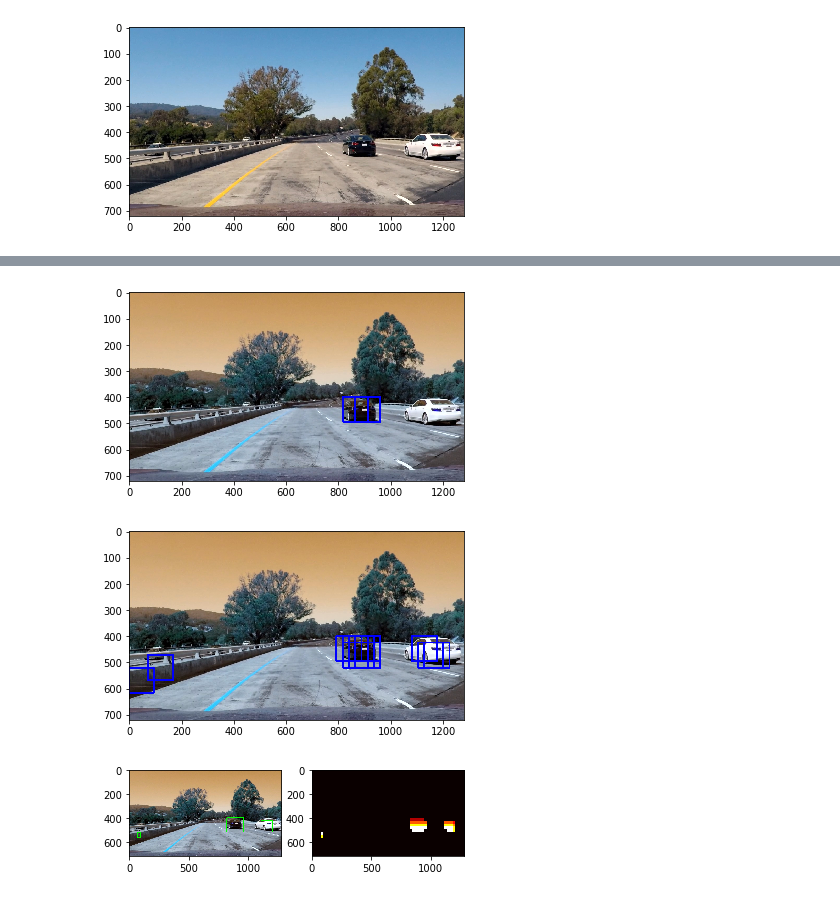
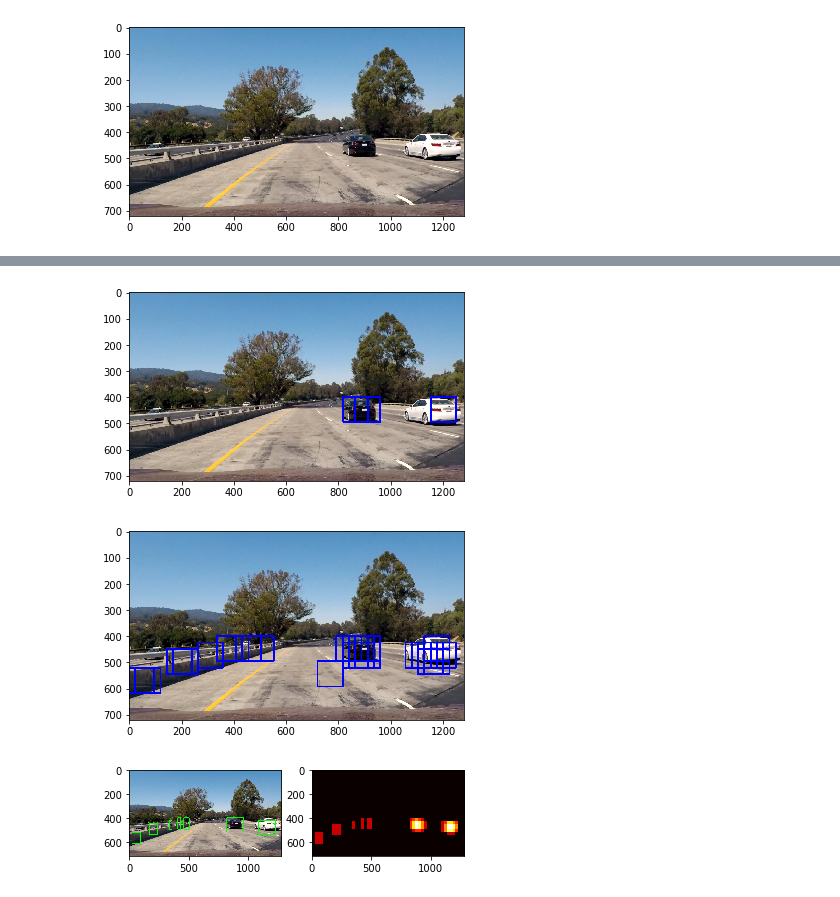
Before and after one commit to BingbingLai/carnd-project-5, a Jupyter notebook: object_detection_project.ipynb, the cells around one changed output, grey strips where cells are left out. Cells and saved outputs as stored; diff of their text form; code cells hidden in the pictures.

```diff
--- a/object_detection_project.ipynb
+++ b/object_detection_project.ipynb
@@ -361,10 +358,10 @@ test_image1 = test1.astype(np.float32)/255
 
 
 
-windows = slide_window(test1, x_start_stop=[None, None], y_start_stop=y_start_stop,
+windows = slide_window(test_image1, x_start_stop=[None, None], y_start_stop=y_start_stop,
                     xy_window=(96, 96), xy_overlap=(0.5, 0.5))
 
-hot_windows = search_windows(test1, windows, svc, X_scaler, color_space=color_space,
+hot_windows = search_windows(test_image1, windows, svc, X_scaler, color_space=color_space,
                         spatial_size=spatial_size, hist_bins=hist_bins,
                         orient=orient, pix_per_cell=pix_per_cell,
                         cell_per_block=cell_per_block,
@@ -377,7 +374,7 @@ window_img = draw_boxes(test1, hot_windows, color=(0, 0, 255), thick=6)
 plt.imshow(window_img)
 plt.show()
 # %% [output]
-[figure, old version]
+[figure, new version]
 # %%
 import random
 def find_cars(img, ystart, ystop, scale, svc, X_scaler, orient, pix_per_cell,
@@ -385,7 +382,7 @@ def find_cars(img, ystart, ystop, scale, svc, X_scaler, orient, pix_per_cell,
 
     copy_img = np.copy(img)
 
-
+    img = img.astype(np.float32)/255
     target_img = img[ystart:ystop,:,:]
     cvt_target = cvt_cspace(target_img, 'YCrCb')
     window = 64
@@ -439,34 +436,34 @@ def find_cars(img, ystart, ystop, scale, svc, X_scaler, orient, pix_per_cell,
             # (5292,)
             # (1,8460)
 
             # (4000, 4932)
 
             #ValueError: operands could not be broadcast together with shapes (1,8460) (4932,) (1,8460)
 
             stacked = np.hstack((spatial_features, hist_features, hog_features))
             # random.shuffle(stacked)
             test_features = X_scaler.transform(stacked[:4932].reshape(1, -1))
             test_prediction = svc.predict(test_features)
 
             if test_prediction == 1:
                 xbox_left = np.int(xleft*scale)
                 ytop_draw = np.int(ytop*scale)
                 win_draw = np.int(window*scale)
                 cv2.rectangle(copy_img, (xbox_left, ytop_draw+ystart), (xbox_left+win_draw, ytop_draw+win_draw+ystart),(0, 0, 255), 6)
                 img_boxes.append(([xbox_left, ytop_draw+ystart], [xbox_left+win_draw, ytop_draw+win_draw+ystart]))
 
     return copy_img, img_boxes
 
 ystart = 400
 ystop = 656
 scale = 1.5
 
 
 out_img, imgboxes = find_cars(test_imgs[0], ystart, ystop, scale, svc, X_scaler, orient, pix_per_cell, cell_per_block, spatial_size, hist_bins)
 plt.imshow(out_img)
 plt.show()
 # %% [output]
-[figure, old version]
+[figure, new version]
 # %%
 from scipy.ndimage.measurements import label
 
@@ -492,13 +537,13 @@ def draw_labeled_boxes(img, labels):
 # %%
 test_heat = test_imgs[0]
-heat = np.zeros_like(test_heat[:,:,0]).astype(np.float)
+heat_zeros = np.zeros_like(test_heat[:,:,0]).astype(np.float)
 box_list = imgboxes
 
-heat = add_heat(heat, box_list)
+heat = add_heat(heat_zeros, box_list)
 heat_thresh = heatmap_threshold(heat, 1)
 
 heatmap = np.clip(heat_thresh, 0, 255)
-labels = label(heatmap)
+labels = label(heat_thresh)
 
 result_img = draw_labeled_boxes(np.copy(test_imgs[0]), labels)
 fig = plt.figure()
@@ -508,4 +553,4 @@ plt.subplot(122)
 plt.imshow(heatmap, cmap='hot')
 plt.show()
 # %% [output]
-[figure, old version]
+[figure, new version]
```
Also changed, not shown: parts of 7 cells of this notebook, 9 other files.
